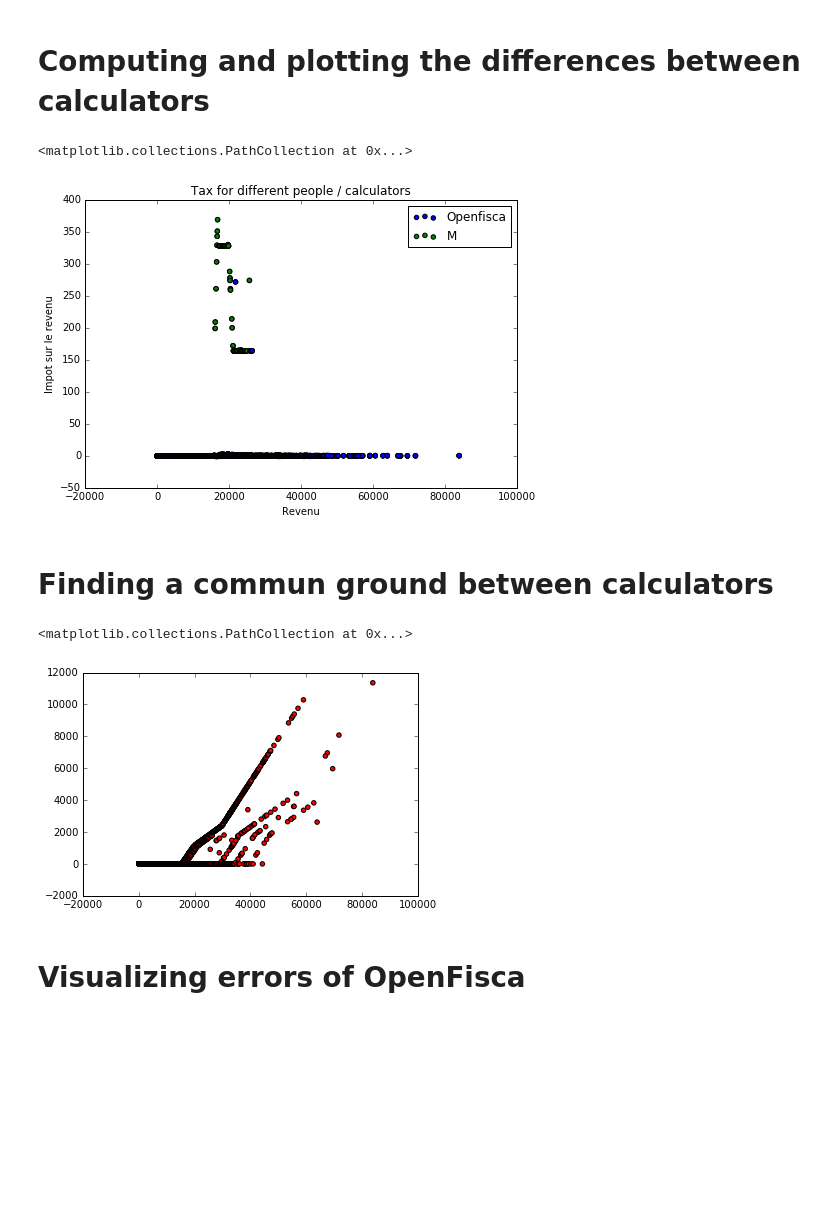
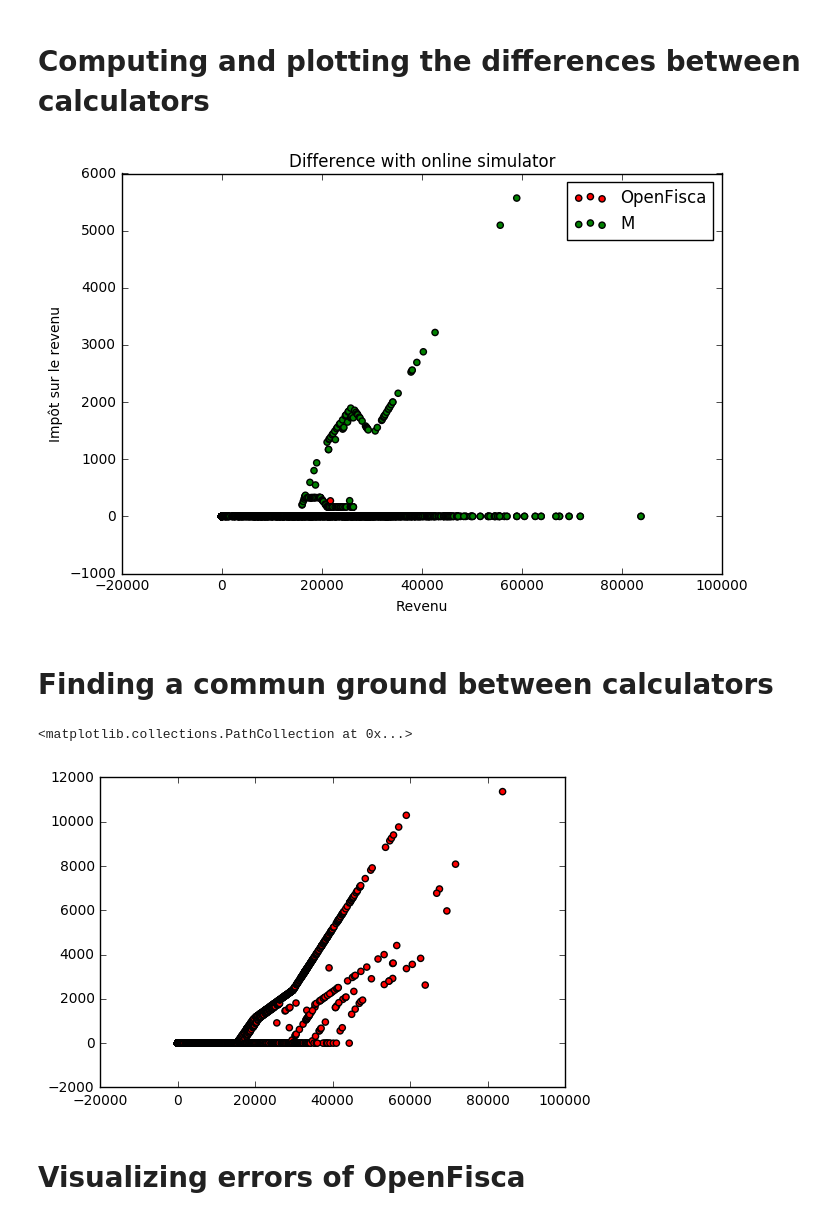
Before and after one commit to openfisca/combine-calculators, a Jupyter notebook: scripts/visual_comparisons.ipynb, the cells around one changed output. Cells and saved outputs as stored; diff of their text form; code cells hidden in the pictures; blank space fills up the shorter version.

```diff
--- a/scripts/visual_comparisons.ipynb
+++ b/scripts/visual_comparisons.ipynb
@@ -71,40 +69,34 @@ multi_scatter('Tax for different people / calculators', 'Revenu', 'Impot sur le
 # %%
 diff_openfisca = [a_i - b_i for a_i, b_i in zip(impot_openfisca, impot_online)]
 diff_m = [a_i - b_i for a_i, b_i in zip(impot_m, impot_online)]
 
 # TOOL 1 to find discrepencies: differences
 
 # Plotting difference between:
 # 1) openfisca and online
 # 2) m and online
 
 # x = salary (1AJ)
 # y_yellow = difference between openfisca and online calculator
 # y_blue = difference between m and online calculator
 
 ####################################
 # Filtering dimensions of interest #
 ####################################
-for i in range(0, len(salaire1)):
-    #Removing veufs and children
-     if ('V' in comp.testcases[i]):
-#             or ('F' in comp.testcases[i] and comp.testcases[i]['F'] > 0)):
-#     if ('F' in comp.testcases[i] and comp.testcases[i]['F'] != 2):
-        diff_m[i] = 0
-#         diff_openfisca[i] = -1000
+# for i in range(0, len(salaire1)):
+#     #Removing veufs and children
+#      if ('V' in comp.testcases[i]):
+# #             or ('F' in comp.testcases[i] and comp.testcases[i]['F'] > 0)):
+# #     if ('F' in comp.testcases[i] and comp.testcases[i]['F'] != 2):
+#         diff_m[i] = 0
+# #         diff_openfisca[i] = -1000
 
-multi_scatter('Tax for different people / calculators', 'Revenu', 'Impot sur le revenu', [
-                  {'x':salaire, 'y':diff_openfisca, 'label':'Openfisca', 'color':'blue'},
-                  {'x':salaire, 'y':diff_m, 'label':'M', 'color':'green'},
+multi_scatter('Difference with online simulator', 'Revenu', u'Impôt sur le revenu', [
+                  {'x':salaire, 'y': map(abs, diff_openfisca), 'label':'OpenFisca', 'color':'red'},
+                  {'x':salaire, 'y': map(abs, diff_m), 'label':'M', 'color':'green'},
               ])
-
-plt.scatter(
-    salaire + salaire,
-    diff_m + diff_openfisca,
-    c=['green'] * len(diff_m) + ['blue'] * len(diff_openfisca))
 # %% [output]
-<matplotlib.collections.PathCollection at 0x...>
-[figure, old version]
+[figure, new version]
 # %% [markdown]
 # Finding a commun ground between calculators
 # %%
@@ -140,7 +132,7 @@ plt.scatter(
     c= ['red'] * len(probable_true_tax))
 # %% [output]
 <matplotlib.collections.PathCollection at 0x...>
-[figure, old version]
+[figure, new version]
 # %% [markdown]
 # Visualizing errors of OpenFisca
 # %%
```
Also changed, not shown: parts of 5 cells of this notebook.
